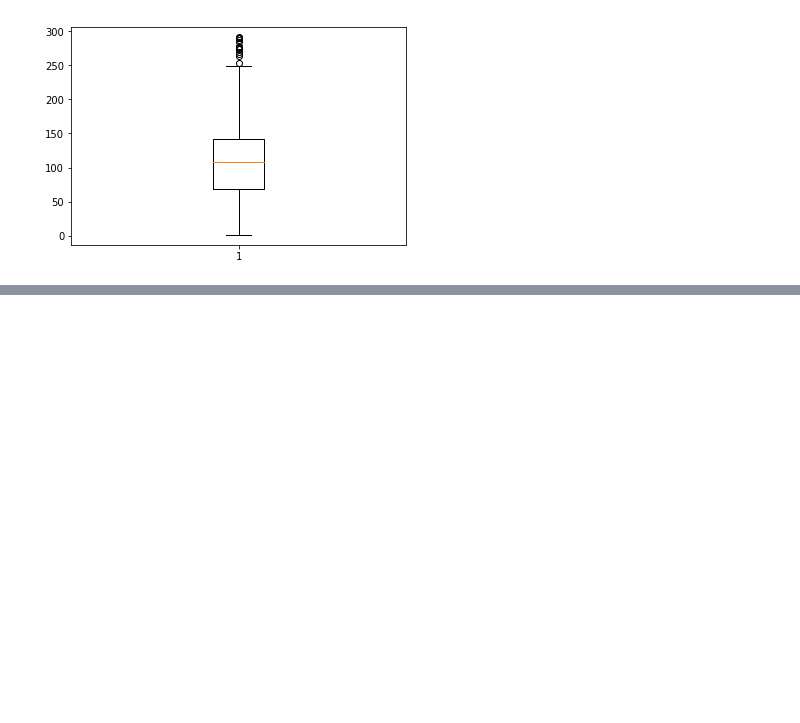
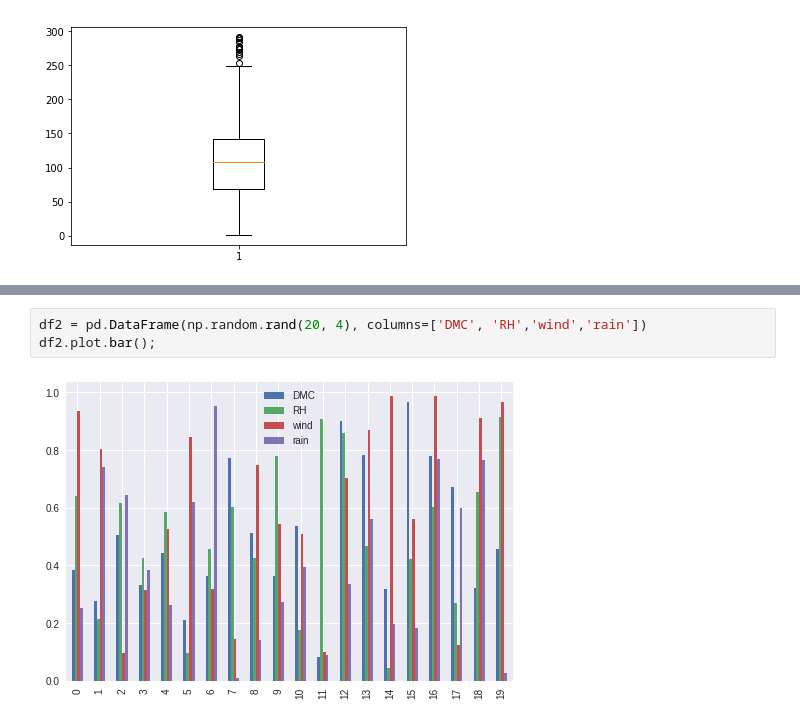
Before and after one commit to ssp4all/Data-Mining, a Jupyter notebook: forest_visualisation_k.ipynb, the cells around one changed output, grey strips where cells are left out. Drawn from its saved outputs; the diff is of its cells as text; blank space fills up the shorter version.

```diff
--- a/forest_visualisation_k.ipynb
+++ b/forest_visualisation_k.ipynb
@@ -79,0 +114,5 @@ plt.show()
+# %%
+df2 = pd.DataFrame(np.random.rand(20, 4), columns=['DMC', 'RH','wind','rain'])
+df2.plot.bar();
+# %% [output]
+[figure, added]
```
Also changed, not shown: parts of 11 cells of this notebook.
